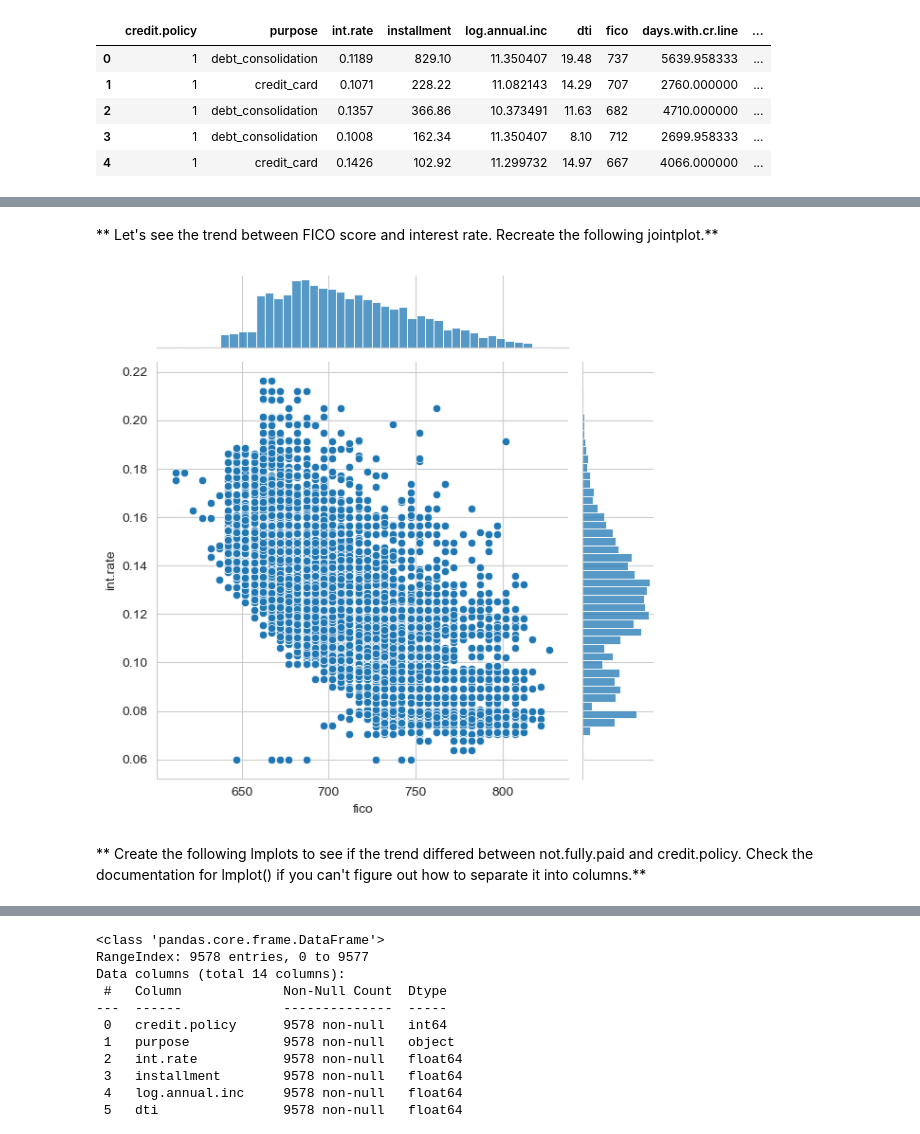
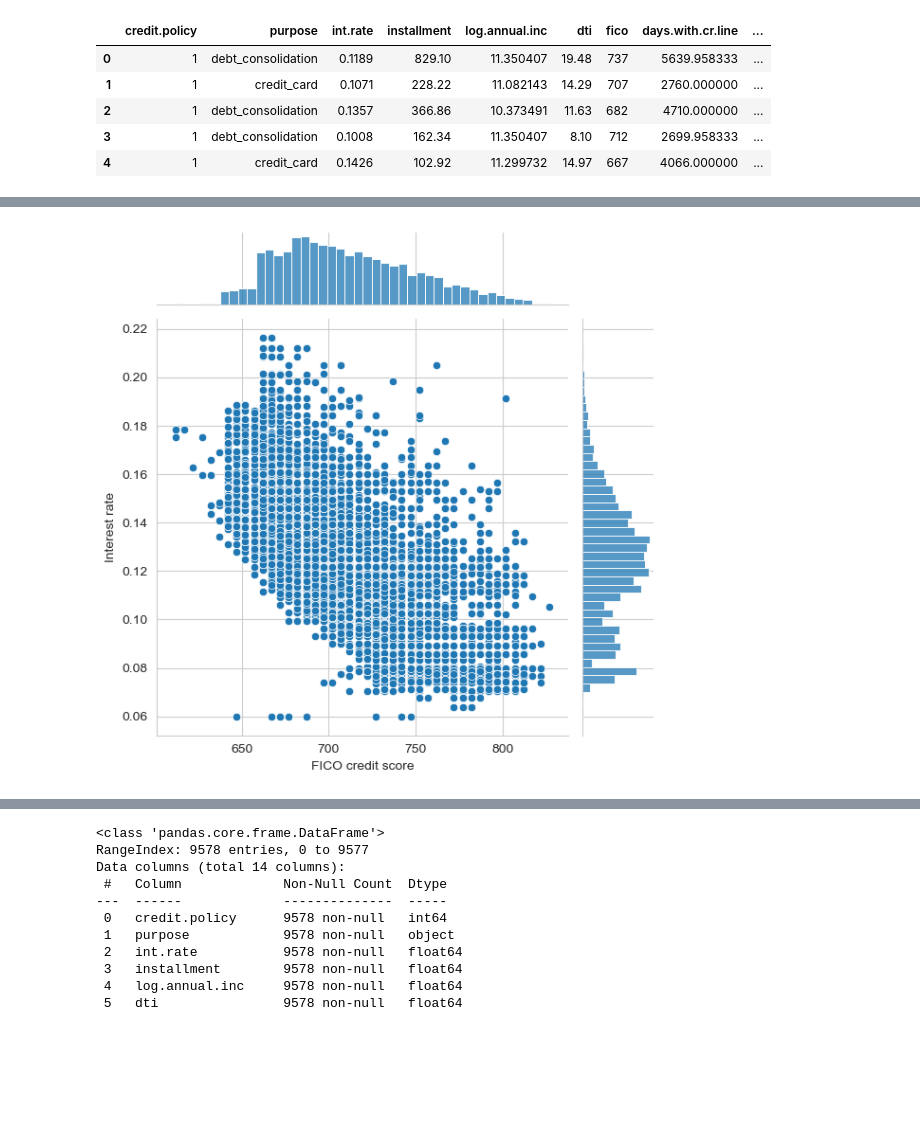
Before and after one commit to LouMeziere/Decision-Trees-Random-Forest, a Jupyter notebook: 02-Decision Trees and Random Forest Project.ipynb, the cells around one changed output, grey strips where cells are left out. Saved outputs shown, nothing was run; the diff lists cells and outputs as text; code cells hidden in the pictures; blank space fills up the shorter version.

```diff
--- a/02-Decision Trees and Random Forest Project.ipynb
+++ b/02-Decision Trees and Random Forest Project.ipynb
@@ -147,13 +106,12 @@ plt.show()
-# %% [markdown]
-** Let's see the trend between FICO score and interest rate. Recreate the following jointplot.**
 # %%
-# Creating the count plot
+# Creating the joint plot
 sns.jointplot(data=loan_data, x='fico', y='int.rate')
 
+# Adding title and axis labels ß
+plt.xlabel('FICO credit score')
+plt.ylabel('Interest rate')
 
 # Display the plot
 plt.show()
 # %% [output]
-[figure, old version]
+[figure, new version]
-# %% [markdown]
-** Create the following lmplots to see if the trend differed between not.fully.paid and credit.policy. Check the documentation for lmplot() if you can't figure out how to separate it into columns.**
```
Also changed, not shown: parts of 61 cells of this notebook, 1 other file.
